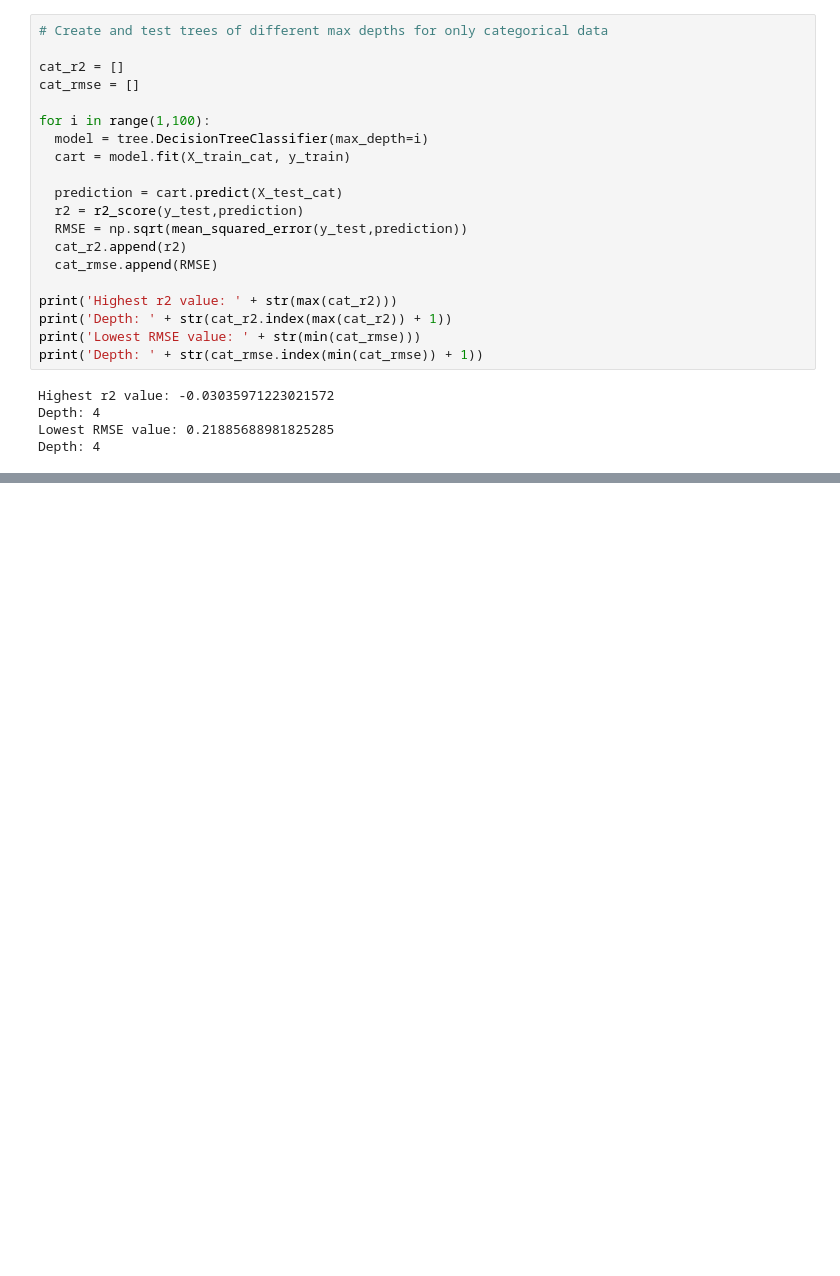
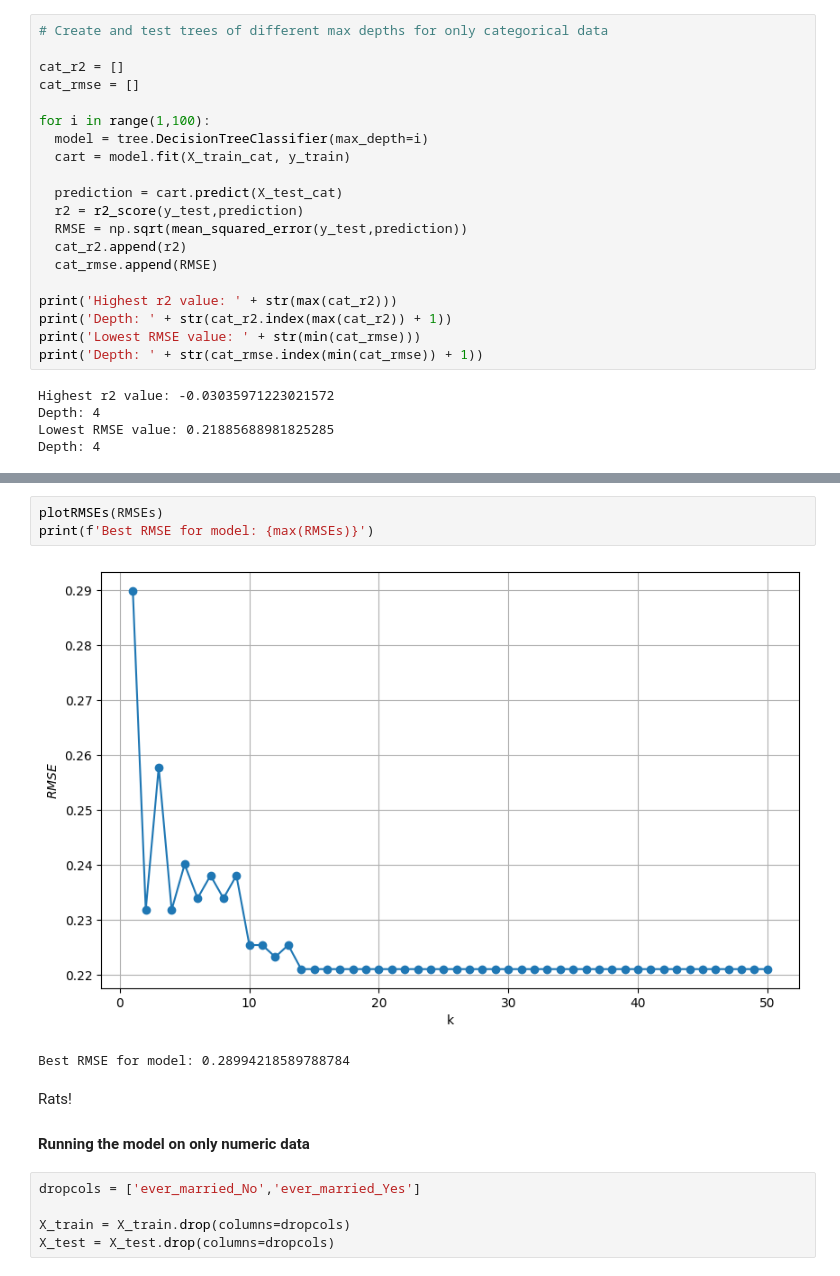
Before and after one commit to DS3001/group16, a Jupyter notebook: project_2/Project2.ipynb, the cells around one changed output, grey strips where cells are left out. Drawn from its saved outputs; the diff is of its cells as text; blank space fills up the shorter version.

```diff
--- a/project_2/Project2.ipynb
+++ b/project_2/Project2.ipynb
@@ -1013,0 +1135,15 @@ fig.set_size_inches(20, 10)
+# %%
+plotRMSEs(RMSEs)
+print(f'Best RMSE for model: {max(RMSEs)}')
+# %% [output]
+[figure, added]
+Best RMSE for model: 0.28994218589788784
+# %% [markdown]
+Rats!
+
+#### Running the model on only numeric data
+# %%
+dropcols = ['ever_married_No','ever_married_Yes']
+
+X_train = X_train.drop(columns=dropcols)
+X_test = X_test.drop(columns=dropcols)
```
Also changed, not shown: parts of 26 cells of this notebook.
